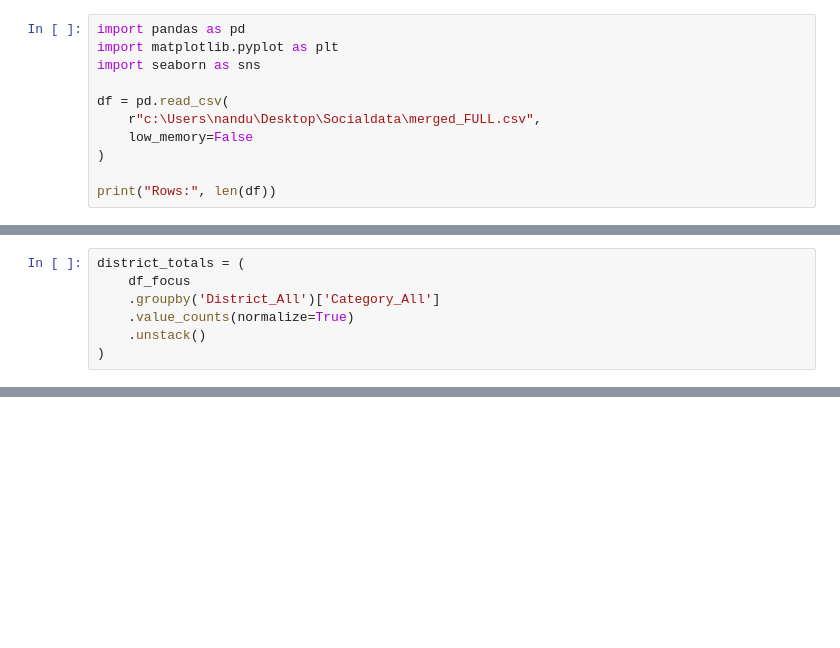
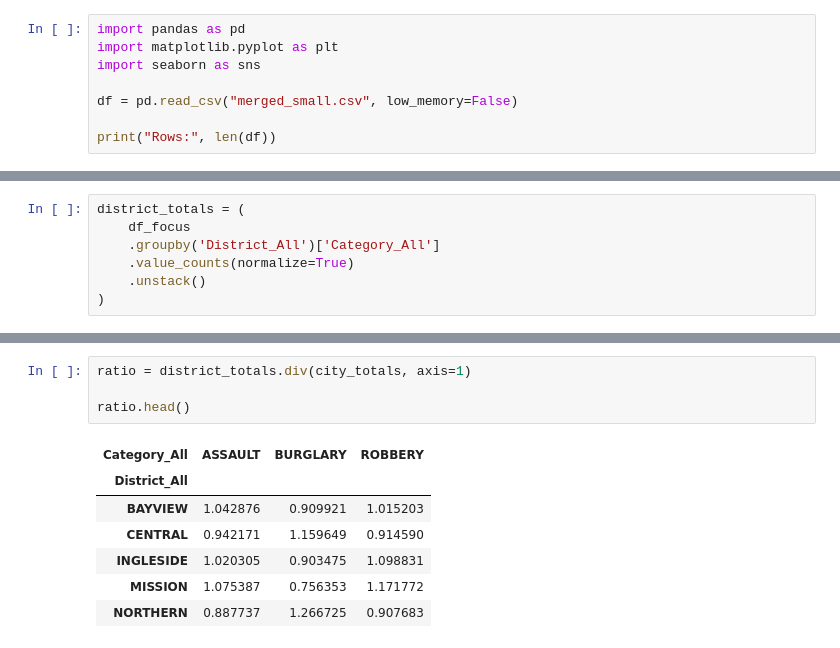
Before and after one commit to suhani-pandey/Assignment1_SocialDataAnalysis, a Jupyter notebook: excerise.ipynb, the cells around one changed output, grey strips where cells are left out. Cells and saved outputs as stored; diff of their text form; blank space fills up the shorter version.

```diff
--- a/excerise.ipynb
+++ b/excerise.ipynb
@@ -3,10 +3,7 @@ import pandas as pd
 import matplotlib.pyplot as plt
 import seaborn as sns
 
-df = pd.read_csv(
-    r"c:\Users\nandu\Desktop\Socialdata\merged_FULL.csv",
-    low_memory=False
-)
+df = pd.read_csv("merged_small.csv", low_memory=False)
 
 print("Rows:", len(df))
 # %% [output]
@@ -92,3 +140,15 @@ ratio.head()
+# %%
+ratio = district_totals.div(city_totals, axis=1)
+
+ratio.head()
+# %% [output]
+| Category_All | ASSAULT | BURGLARY | ROBBERY |
+| District_All |  |  |  |
+| BAYVIEW | 1.042876 | 0.909921 | 1.015203 |
+| CENTRAL | 0.942171 | 1.159649 | 0.914590 |
+| INGLESIDE | 1.020305 | 0.903475 | 1.098831 |
+| MISSION | 1.075387 | 0.756353 | 1.171772 |
+| NORTHERN | 0.887737 | 1.266725 | 0.907683 |
 # %%
 plt.figure(figsize=(10,6))
 
```
Also changed, not shown: parts of 14 cells of this notebook.
